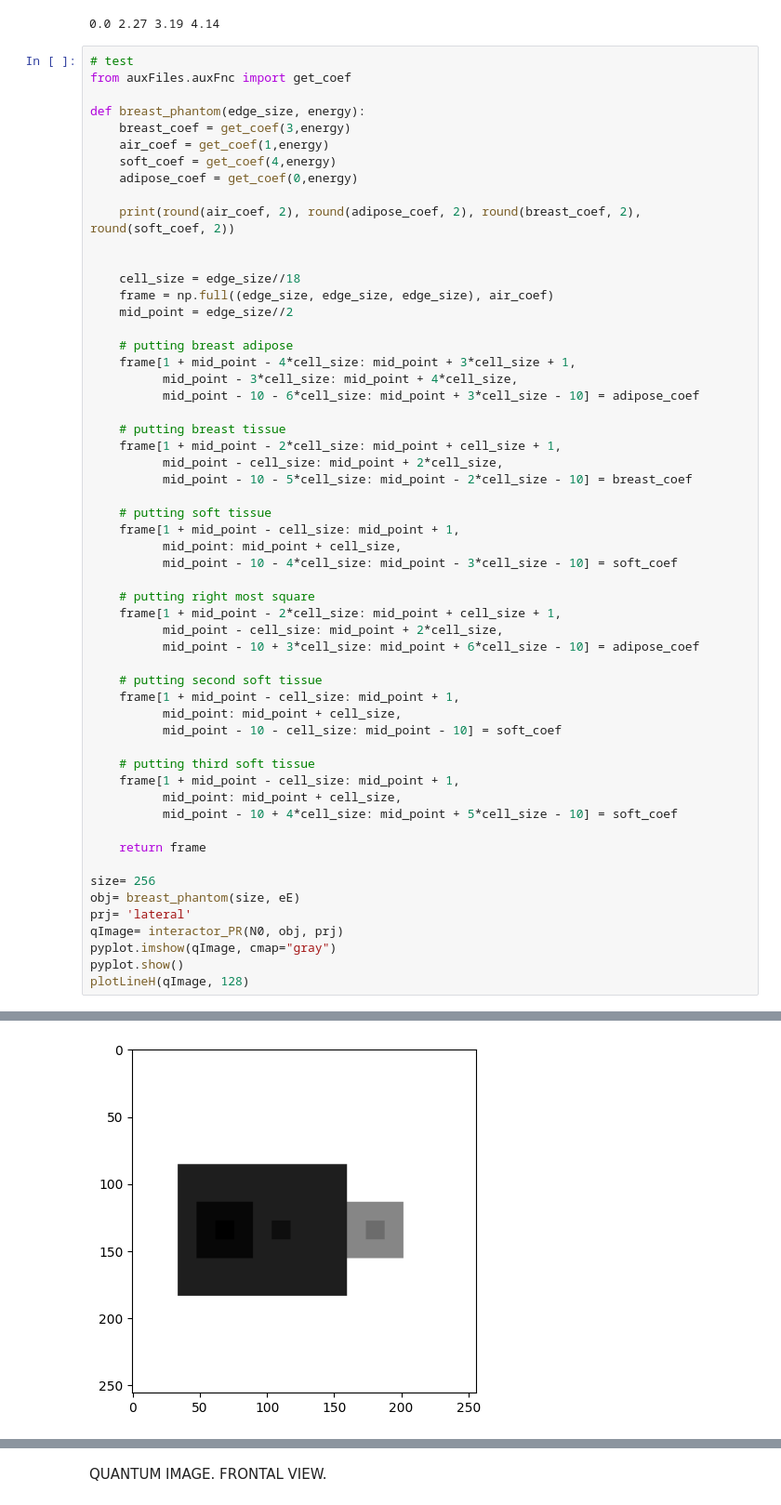
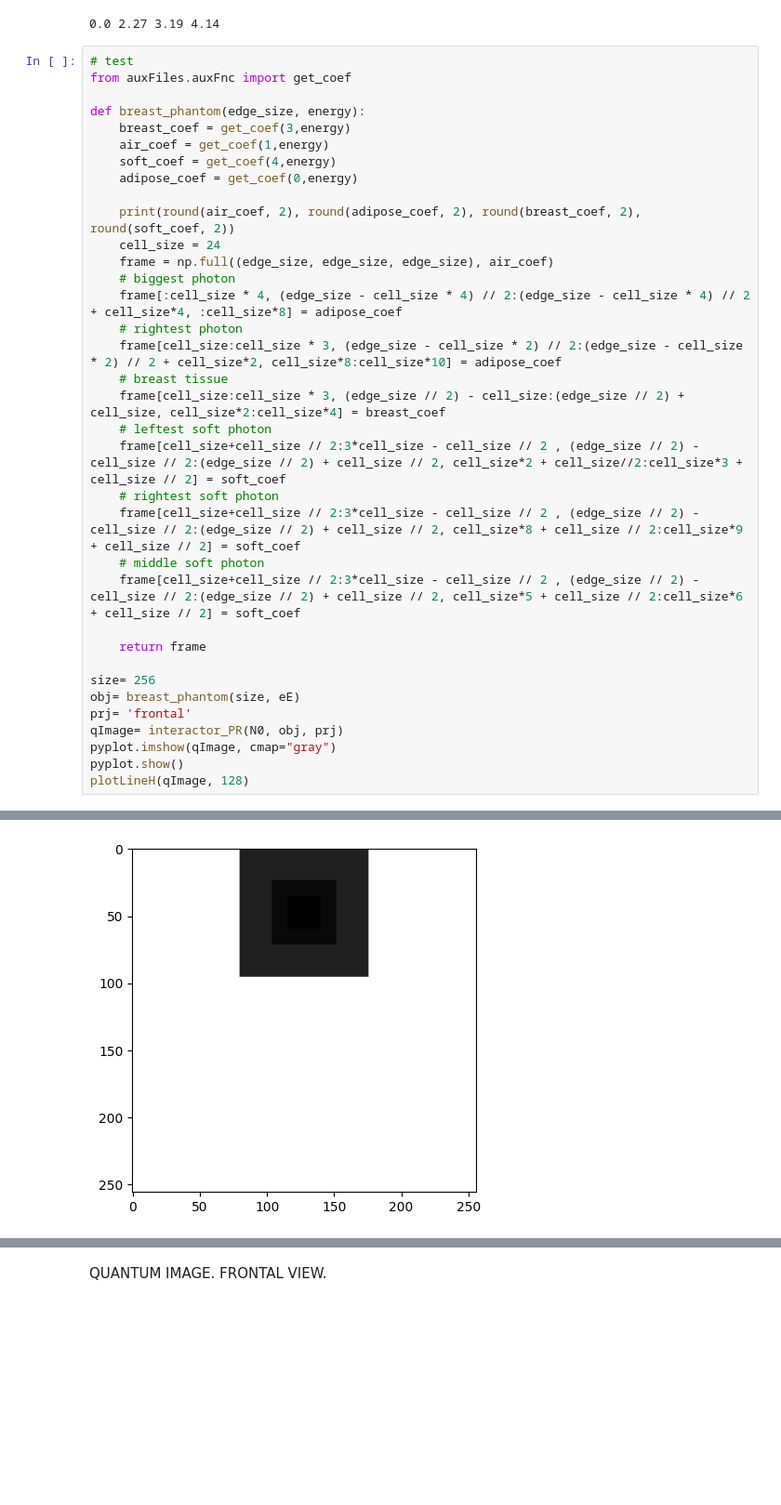
Before and after one commit to Leo00010011/IPBMI_Notebooks, a Jupyter notebook: E6/IPBMA_6_Projection_Radiography.ipynb, the cells around one changed output, grey strips where cells are left out. Shown at 93% size. Saved outputs shown, nothing was run; the diff lists cells and outputs as text; blank space fills up the shorter version.

Commit message:
adjust breast phantom

```diff
--- a/E6/IPBMA_6_Projection_Radiography.ipynb
+++ b/E6/IPBMA_6_Projection_Radiography.ipynb
@@ -47,59 +47,38 @@ obj= breast_phantom(size, eE)
 # %%
 # test
 from auxFiles.auxFnc import get_coef
 
 def breast_phantom(edge_size, energy):
     breast_coef = get_coef(3,energy)
     air_coef = get_coef(1,energy)
     soft_coef = get_coef(4,energy)
     adipose_coef = get_coef(0,energy)
 
     print(round(air_coef, 2), round(adipose_coef, 2), round(breast_coef, 2), round(soft_coef, 2))
-
-
-    cell_size = edge_size//18
+    cell_size = 24
     frame = np.full((edge_size, edge_size, edge_size), air_coef)
-    mid_point = edge_size//2
-
-    # putting breast adipose
-    frame[1 + mid_point - 4*cell_size: mid_point + 3*cell_size + 1,
-          mid_point - 3*cell_size: mid_point + 4*cell_size,
-          mid_point - 10 - 6*cell_size: mid_point + 3*cell_size - 10] = adipose_coef
-
-    # putting breast tissue
-    frame[1 + mid_point - 2*cell_size: mid_point + cell_size + 1,
-          mid_point - cell_size: mid_point + 2*cell_size,
-          mid_point - 10 - 5*cell_size: mid_point - 2*cell_size - 10] = breast_coef
-
-    # putting soft tissue
-    frame[1 + mid_point - cell_size: mid_point + 1,
-          mid_point: mid_point + cell_size,
-          mid_point - 10 - 4*cell_size: mid_point - 3*cell_size - 10] = soft_coef
-
-    # putting right most square
-    frame[1 + mid_point - 2*cell_size: mid_point + cell_size + 1,
-          mid_point - cell_size: mid_point + 2*cell_size,
-          mid_point - 10 + 3*cell_size: mid_point + 6*cell_size - 10] = adipose_coef
-
-    # putting second soft tissue
-    frame[1 + mid_point - cell_size: mid_point + 1,
-          mid_point: mid_point + cell_size,
-          mid_point - 10 - cell_size: mid_point - 10] = soft_coef
-
-    # putting third soft tissue
-    frame[1 + mid_point - cell_size: mid_point + 1,
-          mid_point: mid_point + cell_size,
-          mid_point - 10 + 4*cell_size: mid_point + 5*cell_size - 10] = soft_coef
+    # biggest photon
+    frame[:cell_size * 4, (edge_size - cell_size * 4) // 2:(edge_size - cell_size * 4) // 2 + cell_size*4, :cell_size*8] = adipose_coef
+    # rightest photon
+    frame[cell_size:cell_size * 3, (edge_size - cell_size * 2) // 2:(edge_size - cell_size * 2) // 2 + cell_size*2, cell_size*8:cell_size*10] = adipose_coef
+    # breast tissue
+    frame[cell_size:cell_size * 3, (edge_size // 2) - cell_size:(edge_size // 2) + cell_size, cell_size*2:cell_size*4] = breast_coef
+    # leftest soft photon
+    frame[cell_size+cell_size // 2:3*cell_size - cell_size // 2 , (edge_size // 2) - cell_size // 2:(edge_size // 2) + cell_size // 2, cell_size*2 + cell_size//2:cell_size*3 + cell_size // 2] = soft_coef
+    # rightest soft photon
+    frame[cell_size+cell_size // 2:3*cell_size - cell_size // 2 , (edge_size // 2) - cell_size // 2:(edge_size // 2) + cell_size // 2, cell_size*8 + cell_size // 2:cell_size*9 + cell_size // 2] = soft_coef
+    # middle soft photon
+    frame[cell_size+cell_size // 2:3*cell_size - cell_size // 2 , (edge_size // 2) - cell_size // 2:(edge_size // 2) + cell_size // 2, cell_size*5 + cell_size // 2:cell_size*6 + cell_size // 2] = soft_coef
 
     return frame
 
 size= 256
 obj= breast_phantom(size, eE)
-prj= 'lateral'
+prj= 'frontal'
 qImage= interactor_PR(N0, obj, prj)
 pyplot.imshow(qImage, cmap="gray")
 pyplot.show()
 plotLineH(qImage, 128)
 # %% [output]
 0.0 2.27 3.19 4.14
-[figure, old version]
+[figure, new version]
```
Also changed, not shown: parts of 1 cell of this notebook, 1 other file.
